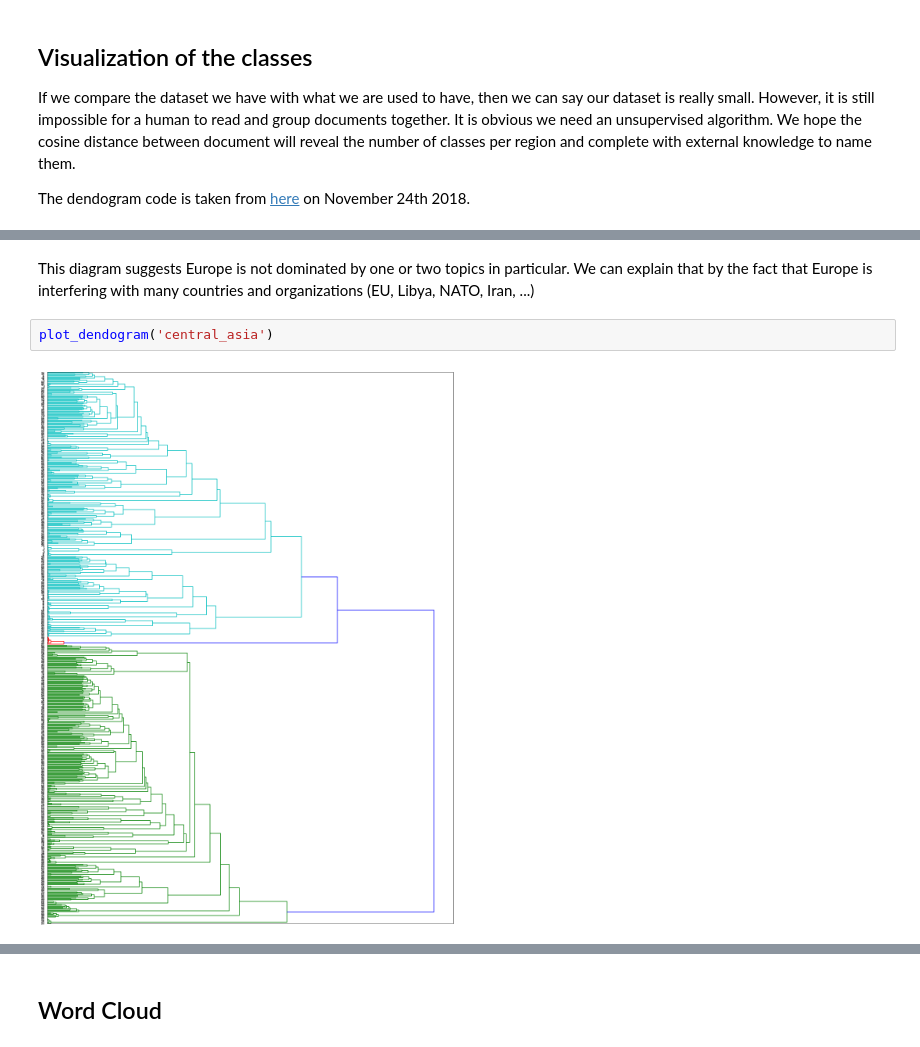
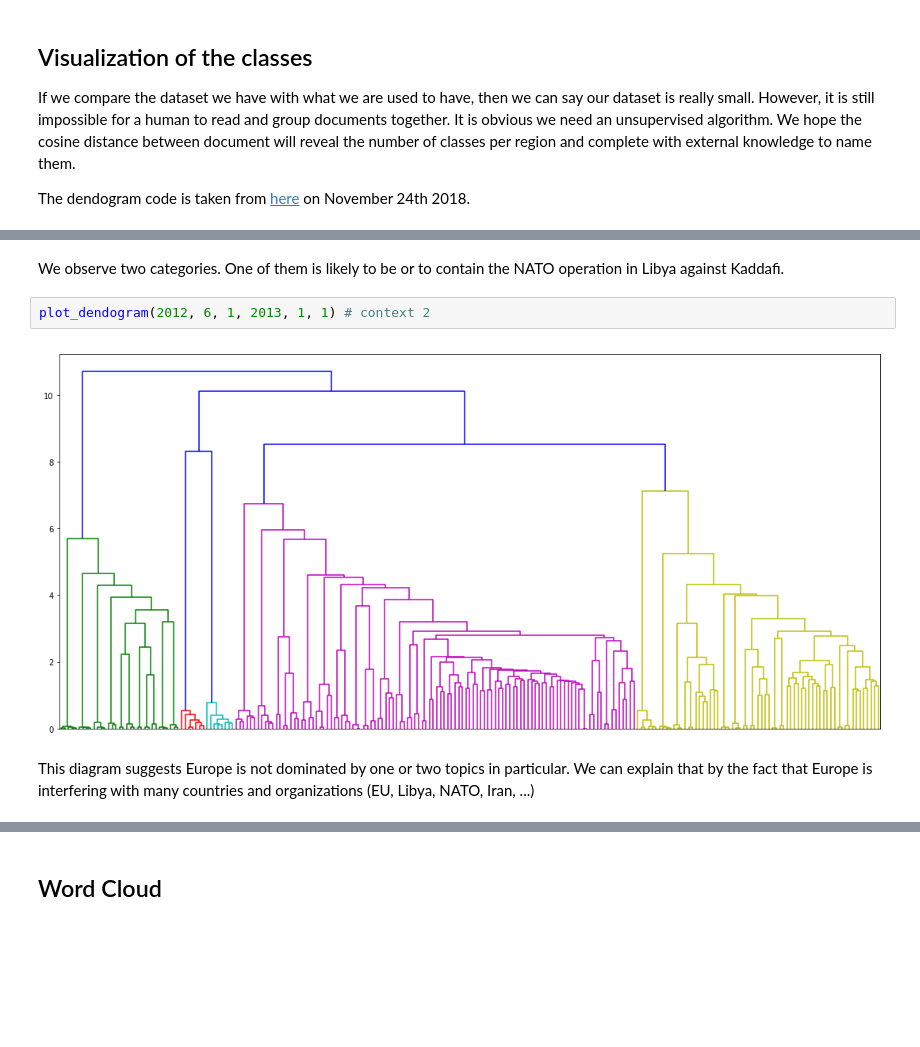
Before and after one commit to KennethThNg/Project, a Jupyter notebook: src/data_exploration.ipynb, the cells around one changed output, grey strips where cells are left out. Drawn from its saved outputs; the diff is of its cells as text; blank space fills up the shorter version.

```diff
--- a/src/data_exploration.ipynb
+++ b/src/data_exploration.ipynb
@@ -968,6 +1000,8 @@ plot_dendogram('europe')
+# %% [markdown]
+We observe two categories. One of them is likely to be or to contain the NATO operation in Libya against Kaddafi.
+# %%
+plot_dendogram(2012, 6, 1, 2013, 1, 1) # context 2
+# %% [output]
+[figure, added]
 # %% [markdown]
 This diagram suggests Europe is not dominated by one or two topics in particular. We can explain that by the fact that Europe is interfering with many countries and organizations (EU, Libya, NATO, Iran, ...)
-# %%
-plot_dendogram('central_asia')
-# %% [output]
-[figure, removed]
```
Also changed, not shown: parts of 45 cells of this notebook, 2 other files.
